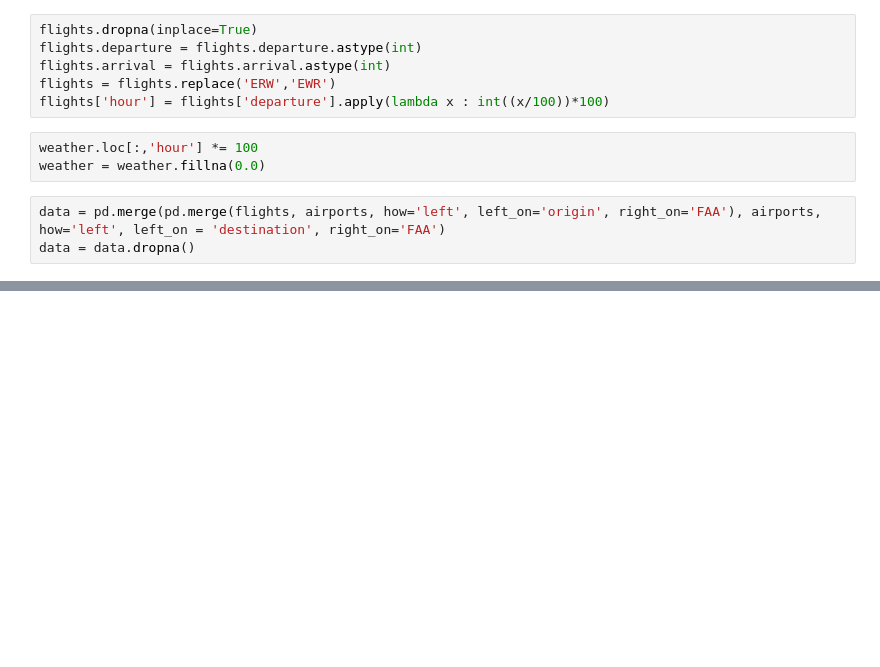
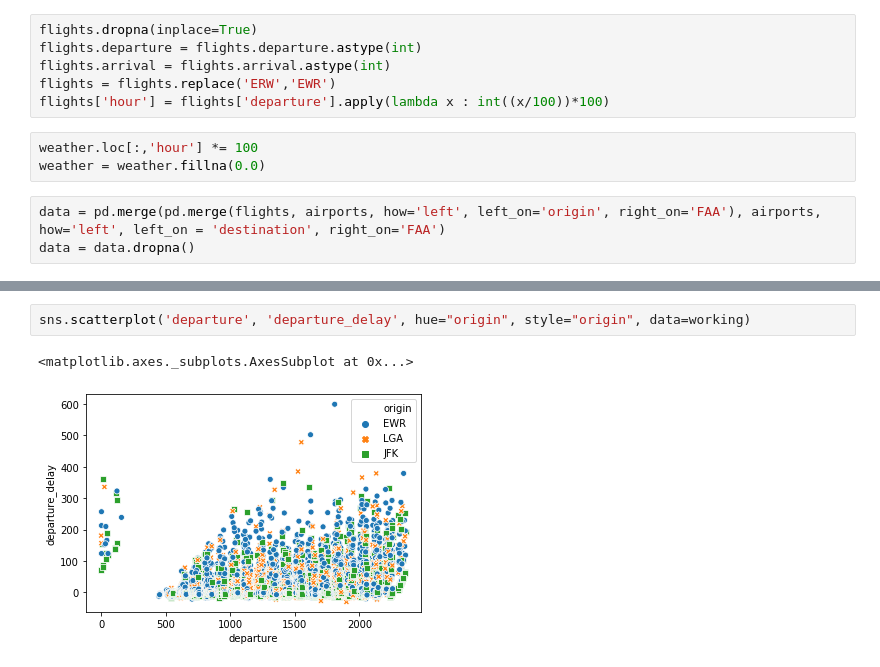
Before and after one commit to mihaihai/flight_data, a Jupyter notebook: Data exploration of flight delays and weather.ipynb, the cells around one changed output, grey strips where cells are left out. Saved outputs shown, nothing was run; the diff lists cells and outputs as text; blank space fills up the shorter version.

```diff
--- a/Data exploration of flight delays and weather.ipynb
+++ b/Data exploration of flight delays and weather.ipynb
@@ -250,0 +303,5 @@ data_type       float64       float64  float64    float64
+# %%
+sns.scatterplot('departure', 'departure_delay', hue="origin", style="origin", data=working)
+# %% [output]
+<matplotlib.axes._subplots.AxesSubplot at 0x...>
+[figure, added]
```
Also changed, not shown: parts of 25 cells of this notebook.
